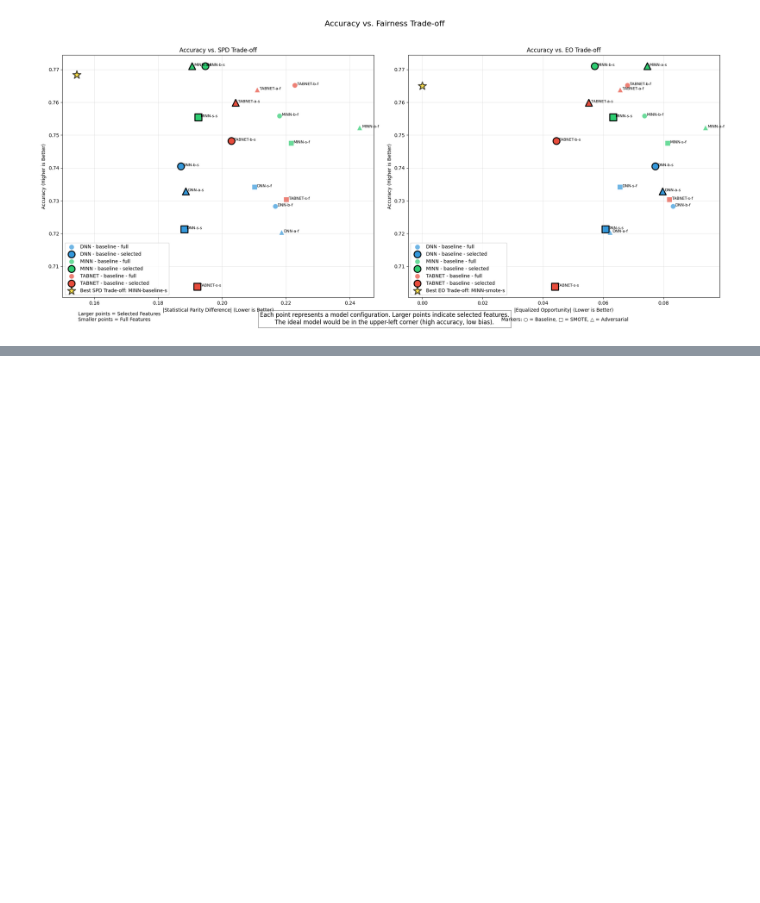
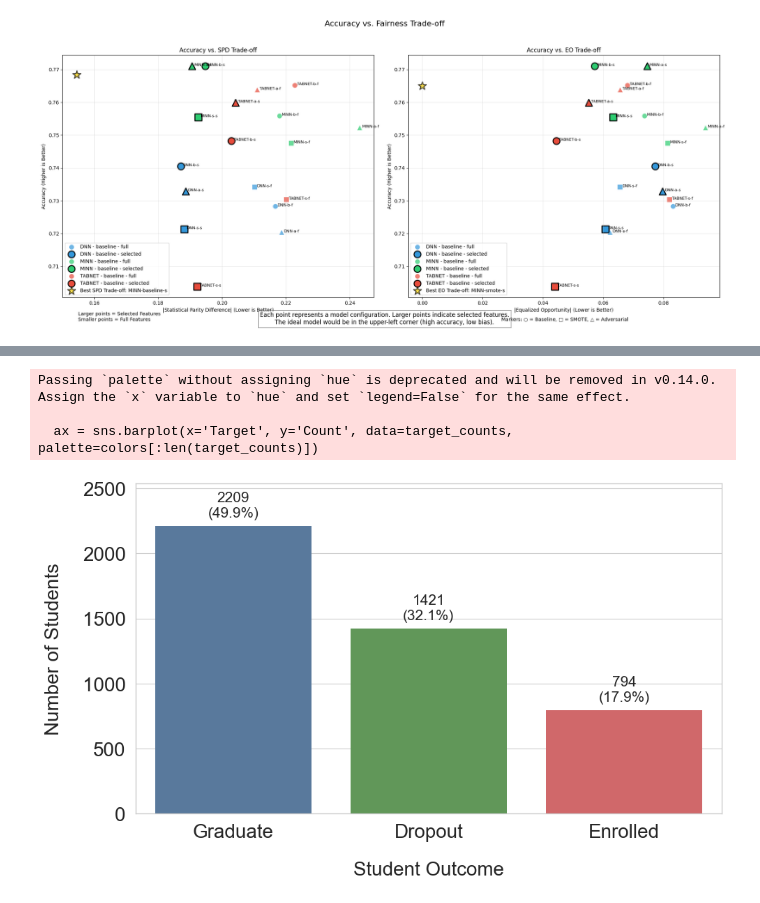
Before and after one commit to Haoze-Z/DSCI531_Group_Project_Student_Dropouts, a Jupyter notebook: new_model.ipynb, the cells around one changed output, grey strips where cells are left out. Saved outputs shown, nothing was run; the diff lists cells and outputs as text; code cells hidden in the pictures; blank space fills up the shorter version.

```diff
--- a/new_model.ipynb
+++ b/new_model.ipynb
@@ -1178,0 +504,47 @@ plt.show()  # Display the plot instead of saving it
+# %%
+# Create figure
+plt.figure(figsize=(10, 6))
+
+# Get the target column name
+target_column = [col for col in df.columns if 'Target' in col][0]
+
+# Count target distribution
+target_counts = df[target_column].value_counts().reset_index()
+target_counts.columns = ['Target', 'Count']
+
+# Map numeric target values to labels
+target_mapping = {0: 'Dropout', 1: 'Enrolled', 2: 'Graduate'}
+if len(target_counts) <= 3:  # Check if we have 3 or fewer classes
+    target_counts['Target'] = target_counts['Target'].map(
+        lambda x: target_mapping.get(x, f'Class {x}')
+    )
+
+# Calculate percentages
+total = target_counts['Count'].sum()
+target_counts['Percentage'] = (target_counts['Count'] / total * 100).round(1)
+
+# Create plot with unified color scheme
+colors = list(MODEL_COLORS.values())  # Use the model colors for target classes
+ax = sns.barplot(x='Target', y='Count', data=target_counts, palette=colors[:len(target_counts)])
+
+# Add count and percentage labels on top of bars
+for i, p in enumerate(ax.patches):
+    height = p.get_height()
+    label = f"{int(height)}\n({target_counts['Percentage'].iloc[i]}%)"
+    ax.text(p.get_x() + p.get_width()/2., height + 50, label,
+            ha="center", va="bottom", fontsize=VALUE_LABEL_SIZE)
+
+# Add titles and labels
+plt.xlabel('Student Outcome', fontsize=AXIS_LABEL_SIZE)
+plt.ylabel('Number of Students', fontsize=AXIS_LABEL_SIZE)
+plt.xticks(fontsize=TICK_LABEL_SIZE)
+plt.yticks(fontsize=TICK_LABEL_SIZE)
+plt.ylim(0, target_counts['Count'].max() * 1.15)  # Add space for labels
+
+plt.tight_layout()
+plt.show()
+# %% [output]
+Passing `palette` without assigning `hue` is deprecated and will be removed in v0.14.0. Assign the `x` variable to `hue` and set `legend=False` for the same effect.
+
+  ax = sns.barplot(x='Target', y='Count', data=target_counts, palette=colors[:len(target_counts)])
+[figure, added]
```
Also changed, not shown: parts of 7 cells of this notebook.
